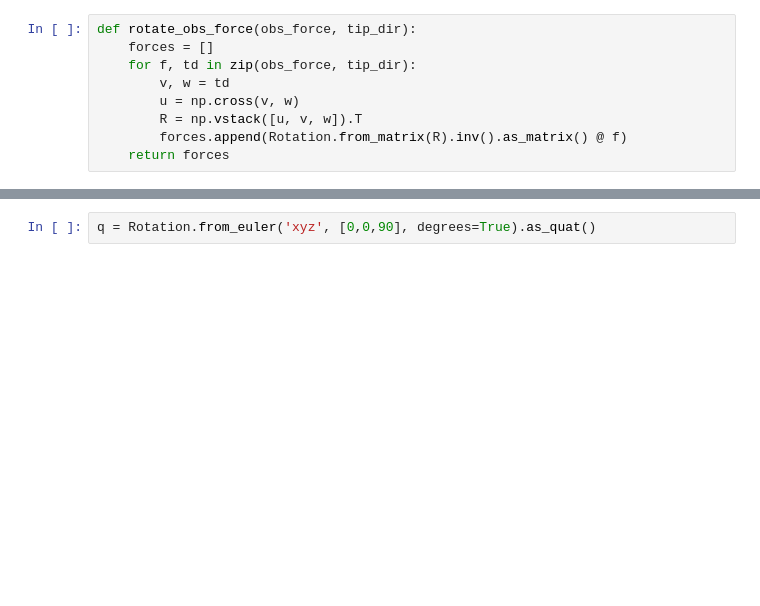
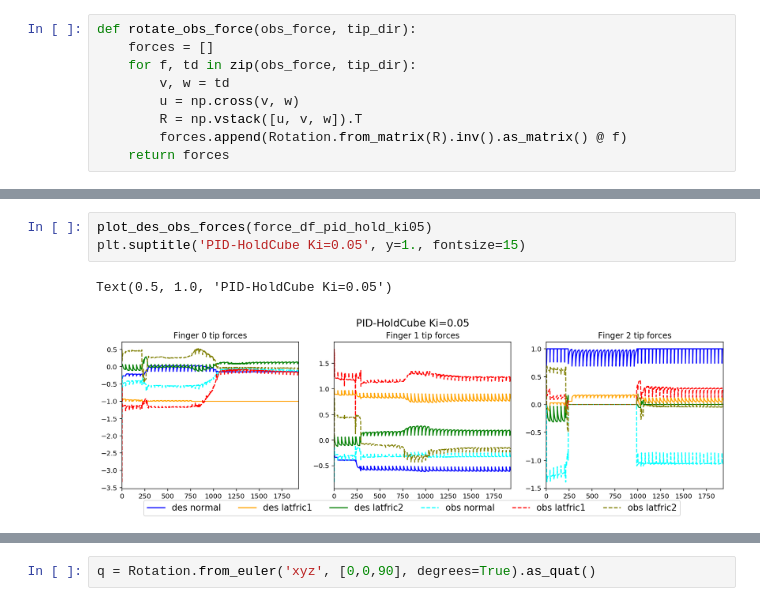
Before and after one commit to krishpop/benchmark-rrc, a Jupyter notebook: notebooks/visualization.ipynb, the cells around one changed output, grey strips where cells are left out. Drawn from its saved outputs; the diff is of its cells as text; blank space fills up the shorter version.

```diff
--- a/notebooks/visualization.ipynb
+++ b/notebooks/visualization.ipynb
@@ -82,0 +132,6 @@ _, force_df_hold = load_obs_des_forces(output_dir)
+# %%
+plot_des_obs_forces(force_df_pid_hold_ki05)
+plt.suptitle('PID-HoldCube Ki=0.05', y=1., fontsize=15)
+# %% [output]
+Text(0.5, 1.0, 'PID-HoldCube Ki=0.05')
+[figure, added]
```
Also changed, not shown: parts of 16 cells of this notebook, 2 other files.
